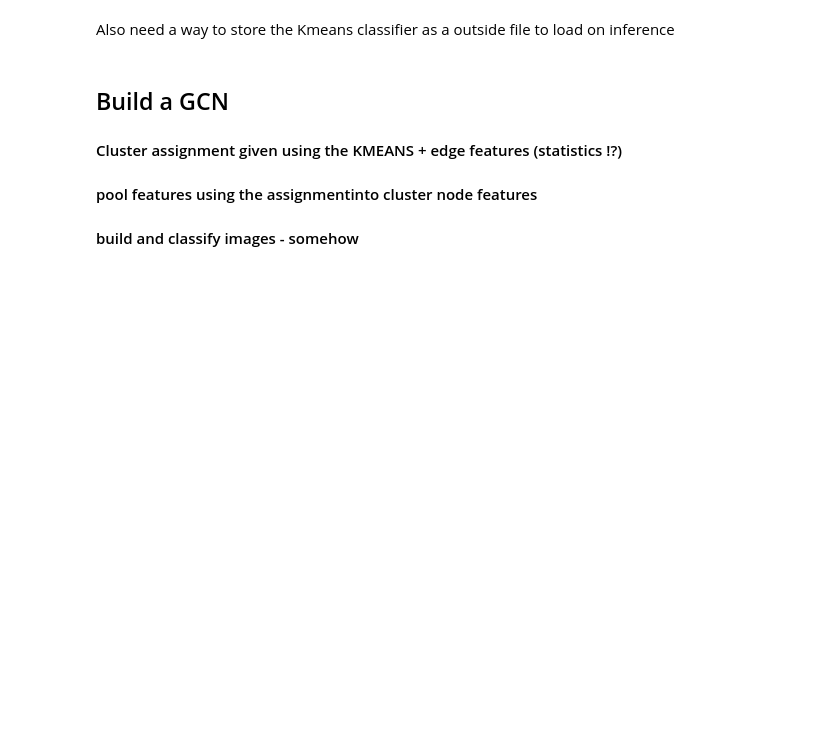
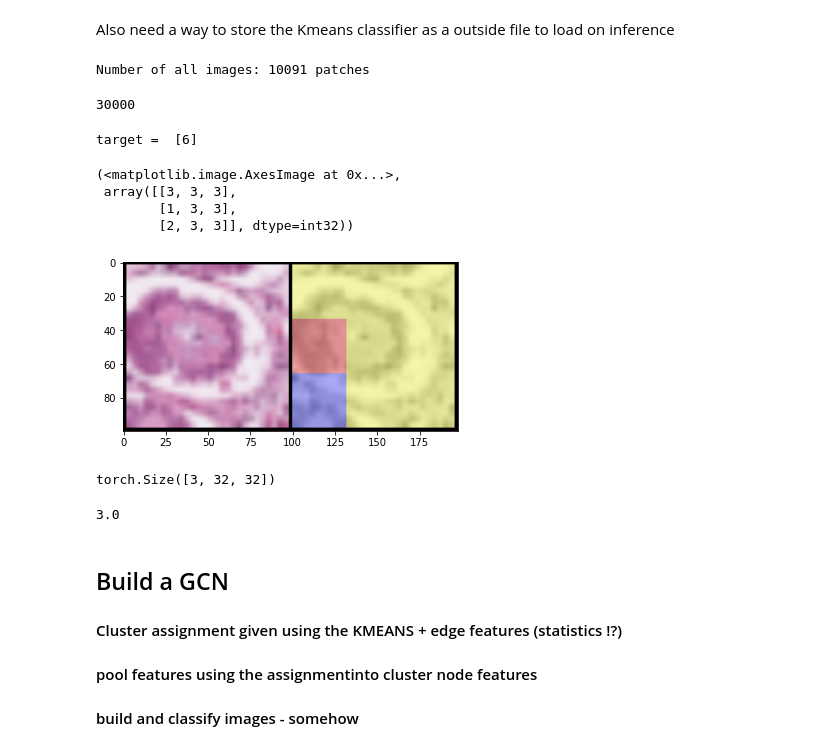
Before and after one commit to usama13o/GCNs, a Jupyter notebook: VAE_implementation_in_PyTorch_Lightning.ipynb, the cells around one changed output. Cells and saved outputs as stored; diff of their text form; code cells hidden in the pictures; blank space fills up the shorter version.

```diff
--- a/VAE_implementation_in_PyTorch_Lightning.ipynb
+++ b/VAE_implementation_in_PyTorch_Lightning.ipynb
@@ -676,10 +676,12 @@ from torch.utils.data import DataLoader
 
 transform = transforms.Compose([
     transforms.ToTensor(),
-    transforms.RandomResizedCrop((32, 32)),
+    transforms.Resize((32, 32)),
     transforms.ConvertImageDtype(torch.float),
 ])
 data = wss_dataset_class("/home/uz1/data/wsss/train/1.training", 'all',
                          transform)
 data = HDF5Dataset("/home/uz1/DATA!/pcam/pcam/training_split.h5","/home/uz1/DATA!/pcam/Labels/Labels/camelyonpatch_level_2_split_train_y.h5",transform=transform)
-loader = DataLoader(data, batch_size=32, drop_last=True, num_workers=16)
+from medmnist.dataset import PathMNIST, BreastMNIST,OCTMNIST,ChestMNIST,PneumoniaMNIST,DermaMNIST,RetinaMNIST,BloodMNIST,TissueMNIST,OrganAMNIST,OrganCMNIST,OrganSMNIST
+data = PathMNIST(root='/home/uz1/DATA!/medmnist', download=True,split='train',transform=transform)
+loader = DataLoader(data, batch_size=256, drop_last=True, num_workers=16)
@@ -956,11 +1002,12 @@ Also need a way to store the Kmeans classifier as a outside file to load on infe
 from torchvision import transforms
 from torch.utils.data import DataLoader
 ## images as 128x128 to 16 patches (each 32x32)
+im_size=96
 transform = transforms.Compose([
     transforms.ToTensor(),
     # transforms.RandomResizedCrop((128,128)),
     transforms.ConvertImageDtype(torch.float),
-    transforms.Resize((128,128)),
+    transforms.Resize((im_size,im_size)),
 ])
 data_128 = wss_dataset_class("/home/uz1/data/wsss/train/1.training", 'all',
                          transform)
@@ -968,8 +1015,12 @@ data_128 = data
 data_128.transform = transform
 data_128.limit=30000
 loader = DataLoader(data_128, batch_size=32, drop_last=True, num_workers=16)
+# %% [output]
+Number of all images: 10091 patches
 # %%
 len(data_128)
+# %% [output]
+30000
 # %%
 test_128 = [x[0] for x in data_128]
 # %%
@@ -986,7 +1037,7 @@ from torch_geometric.utils import to_dense_adj, grid,dense_to_sparse
 from monai.data import GridPatchDataset, DataLoader, PatchIter
 patch_iter = PatchIter(patch_size=(32, 32), start_pos=(0, 0))
 #patching each image
-with open("kmeans-model-4.pkl", "rb") as f:
+with open("kmeans-model.pkl", "rb") as f:
     k = pickle.load(f)
 pil = ToPILImage()
 to_tensor=ToTensor()
@@ -1008,33 +1059,49 @@ def get_embedding_vae(x,vae):
 	x_encoded = vae.encoder(x)
 	mu, log_var = vae.fc_mu(x_encoded), vae.fc_var(x_encoded)
 	std = torch.exp(log_var / 2)
 	q = torch.distributions.Normal(mu, std)
 	z = q.rsample()
 	return z
 
 patches = torch.stack([torch.tensor(patches)],0).squeeze()
 #embed using model
 z=get_embedding_vae(patches,vae).detach().cpu().numpy()
 	#kmean cluster find
 label = k.predict(z)# B,d
 
 #show patches grid
 # img = make_grid(patches,nrow = 4).permute(1, 2, 0).numpy()
 # imshow(img)
 
 
 
 
-labels_ = np.zeros((128,128))
+labels_ = np.zeros((im_size,im_size))
 #generate label map for whole image
 for l, coord in zip(label,coords):
 	labels_[coord[1][0]:coord[1][1],coord[2][0]:coord[2][1]] = l
 
 img = np.array(pil(img))
 label_rgb = color.label2rgb(labels_, img, kind='overlay')
 # imshow(label_rgb)
 
 imgs = torch.stack([to_tensor(img),to_tensor(label_rgb)],0)
 img = make_grid(imgs,nrow = 4).permute(1, 2, 0).numpy()
-imshow(img),label.reshape(4,4)
+imshow(img),label.reshape(int(im_size/32),int(im_size/32))
+# %% [output]
+target =  [6]
+(<matplotlib.image.AxesImage at 0x...>,
+ array([[3, 3, 3],
+        [1, 3, 3],
+        [2, 3, 3]], dtype=int32))
+[figure, added]
+# %%
+patches[1].shape
+# %% [output]
+torch.Size([3, 32, 32])
+# %%
+from math import sqrt
+sqrt(9)
+# %% [output]
+3.0
 # %%
```
Also changed, not shown: parts of 19 cells of this notebook, 3 other files.
